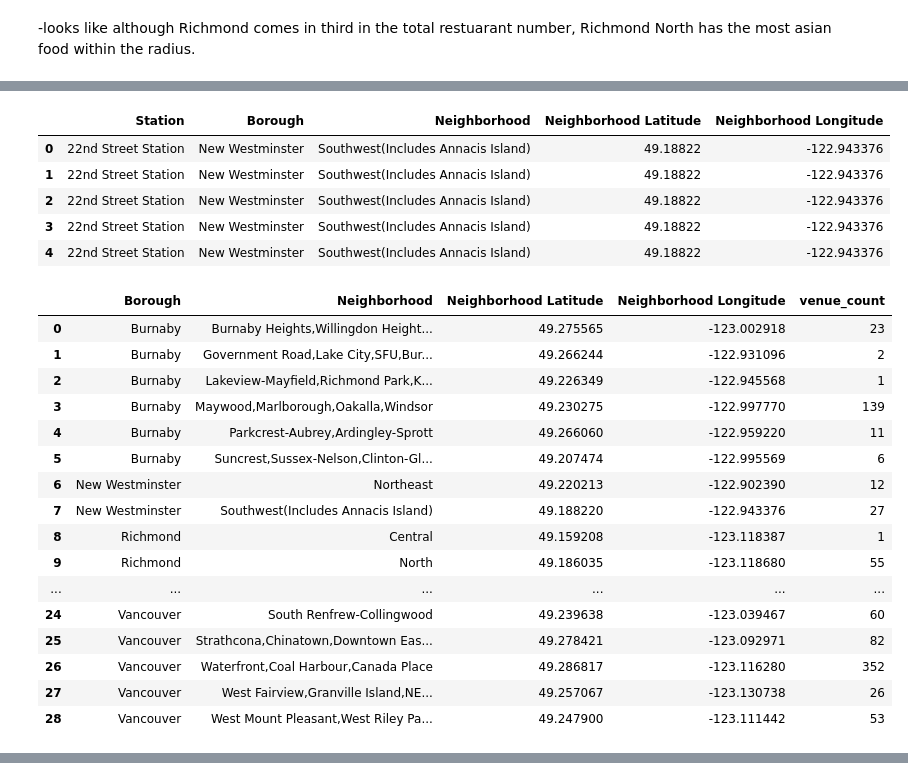
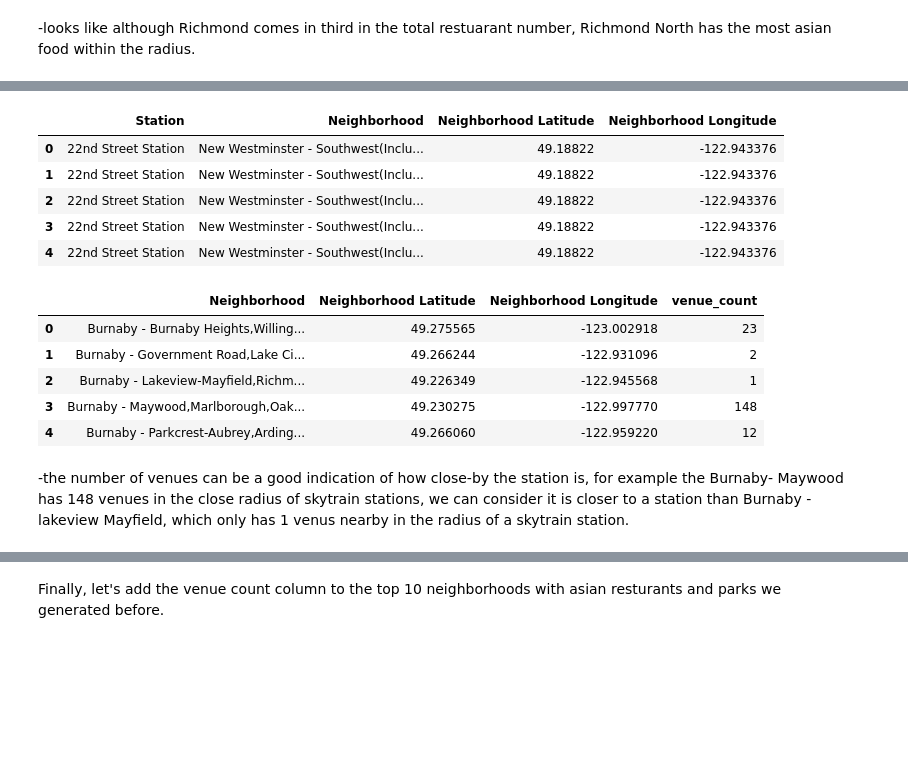
Before and after one commit to Leo-w17/Coursera_Capstone, a Jupyter notebook: Battle of neighborhood in Metro Vancouver.ipynb, the cells around one changed output, grey strips where cells are left out. Saved outputs shown, nothing was run; the diff lists cells and outputs as text; code cells hidden in the pictures; blank space fills up the shorter version.

Commit message:
final version

```diff
--- a/Battle of neighborhood in Metro Vancouver.ipynb
+++ b/Battle of neighborhood in Metro Vancouver.ipynb
@@ -384,5 +636,0 @@ asianfood.head()
-# %%
-##venue_id='4bdb8a9ac79cc928816d83e9'
-url = 'https://api.foursquare.com/v2/venues/{}?client_id={}&client_secret={}&v={}'.format(venue_id, CLIENT_ID, CLIENT_SECRET, VERSION)
-result = requests.get(url).json()
-result['response']['venue']['rating']
@@ -517,3 +766,0 @@ df_final.head()
-# %%
-df_station=pd.read_csv('Vancouver Skytrain Station.csv')
-df_station.head()
@@ -570,34 +831,26 @@ stationnearby.head()
 # %%
-df_stationnearby=pd.merge(stationnearby,greatvan_venues,on=['Venue Latitude','Venue Longitude'])
+df_stationnearby=pd.merge(stationnearby,metrovan_venues,on=['Venue Latitude','Venue Longitude'])
 df_stationnearby.head()
-df_stationnearby[['Station','Borough','Neighborhood','Neighborhood Latitude','Neighborhood Longitude']].head()
+df_stationnearby[['Station','Neighborhood','Neighborhood Latitude','Neighborhood Longitude']].head()
 # %% [output]
-|  | Station | Borough | Neighborhood | Neighborhood Latitude | Neighborhood Longitude |
-| 0 | 22nd Street Station | New Westminster | Southwest(Includes Annacis Island) | 49.18822 | -122.943376 |
-| 1 | 22nd Street Station | New Westminster | Southwest(Includes Annacis Island) | 49.18822 | -122.943376 |
-| 2 | 22nd Street Station | New Westminster | Southwest(Includes Annacis Island) | 49.18822 | -122.943376 |
-| 3 | 22nd Street Station | New Westminster | Southwest(Includes Annacis Island) | 49.18822 | -122.943376 |
-| 4 | 22nd Street Station | New Westminster | Southwest(Includes Annacis Island) | 49.18822 | -122.943376 |
+|  | Station | Neighborhood | Neighborhood Latitude | Neighborhood Longitude |
+| 0 | 22nd Street Station | New Westminster - Southwest(Inclu... | 49.18822 | -122.943376 |
+| 1 | 22nd Street Station | New Westminster - Southwest(Inclu... | 49.18822 | -122.943376 |
+| 2 | 22nd Street Station | New Westminster - Southwest(Inclu... | 49.18822 | -122.943376 |
+| 3 | 22nd Street Station | New Westminster - Southwest(Inclu... | 49.18822 | -122.943376 |
+| 4 | 22nd Street Station | New Westminster - Southwest(Inclu... | 49.18822 | -122.943376 |
 # %%
-station_nearby_list=df_stationnearby[['Borough','Neighborhood','Neighborhood Latitude','Neighborhood Longitude','Station']].groupby(['Borough','Neighborhood','Neighborhood Latitude','Neighborhood Longitude']).size().reset_index(name='venue_count')
+#find out how many venues we got before for each neighborhood is also in the close radius of the skytrain station.
+station_nearby_list=df_stationnearby[['Neighborhood','Neighborhood Latitude','Neighborhood Longitude','Station']].groupby(['Neighborhood','Neighborhood Latitude','Neighborhood Longitude']).size().reset_index(name='venue_count')
 # %%
-station_nearby_list
+station_nearby_list.head()
 # %% [output]
-|  | Borough | Neighborhood | Neighborhood Latitude | Neighborhood Longitude | venue_count |
-| 0 | Burnaby | Burnaby Heights,Willingdon Height... | 49.275565 | -123.002918 | 23 |
-| 1 | Burnaby | Government Road,Lake City,SFU,Bur... | 49.266244 | -122.931096 | 2 |
-| 2 | Burnaby | Lakeview-Mayfield,Richmond Park,K... | 49.226349 | -122.945568 | 1 |
-| 3 | Burnaby | Maywood,Marlborough,Oakalla,Windsor | 49.230275 | -122.997770 | 139 |
-| 4 | Burnaby | Parkcrest-Aubrey,Ardingley-Sprott | 49.266060 | -122.959220 | 11 |
-| 5 | Burnaby | Suncrest,Sussex-Nelson,Clinton-Gl... | 49.207474 | -122.995569 | 6 |
-| 6 | New Westminster | Northeast | 49.220213 | -122.902390 | 12 |
-| 7 | New Westminster | Southwest(Includes Annacis Island) | 49.188220 | -122.943376 | 27 |
-| 8 | Richmond | Central | 49.159208 | -123.118387 | 1 |
-| 9 | Richmond | North | 49.186035 | -123.118680 | 55 |
-| ... | ... | ... | ... | ... | ... |
-| 24 | Vancouver | South Renfrew-Collingwood | 49.239638 | -123.039467 | 60 |
-| 25 | Vancouver | Strathcona,Chinatown,Downtown Eas... | 49.278421 | -123.092971 | 82 |
-| 26 | Vancouver | Waterfront,Coal Harbour,Canada Place | 49.286817 | -123.116280 | 352 |
-| 27 | Vancouver | West Fairview,Granville Island,NE... | 49.257067 | -123.130738 | 26 |
-| 28 | Vancouver | West Mount Pleasant,West Riley Pa... | 49.247900 | -123.111442 | 53 |
+|  | Neighborhood | Neighborhood Latitude | Neighborhood Longitude | venue_count |
+| 0 | Burnaby - Burnaby Heights,Willing... | 49.275565 | -123.002918 | 23 |
+| 1 | Burnaby - Government Road,Lake Ci... | 49.266244 | -122.931096 | 2 |
+| 2 | Burnaby - Lakeview-Mayfield,Richm... | 49.226349 | -122.945568 | 1 |
+| 3 | Burnaby - Maywood,Marlborough,Oak... | 49.230275 | -122.997770 | 148 |
+| 4 | Burnaby - Parkcrest-Aubrey,Arding... | 49.266060 | -122.959220 | 12 |
+# %% [markdown]
+-the number of venues can be a good indication of how close-by the station is, for example the Burnaby- Maywood has 148 venues in the close radius of skytrain stations, we can consider it is closer to a station than Burnaby -lakeview Mayfield, which only has 1 venus nearby in the radius of a skytrain station.
 # %%
@@ -628,3 +882,5 @@ for lat, lng, borough, neighborhood in zip(station_nearby_list['Neighborhood Lat
 map_vancouver_stationnearby
 # %% [output]
 [interactive output not drawn]
+# %% [markdown]
+Finally, let's add the venue count column to the top 10 neighborhoods with asian resturants and parks we generated before.
```
Also changed, not shown: parts of 82 cells of this notebook.
